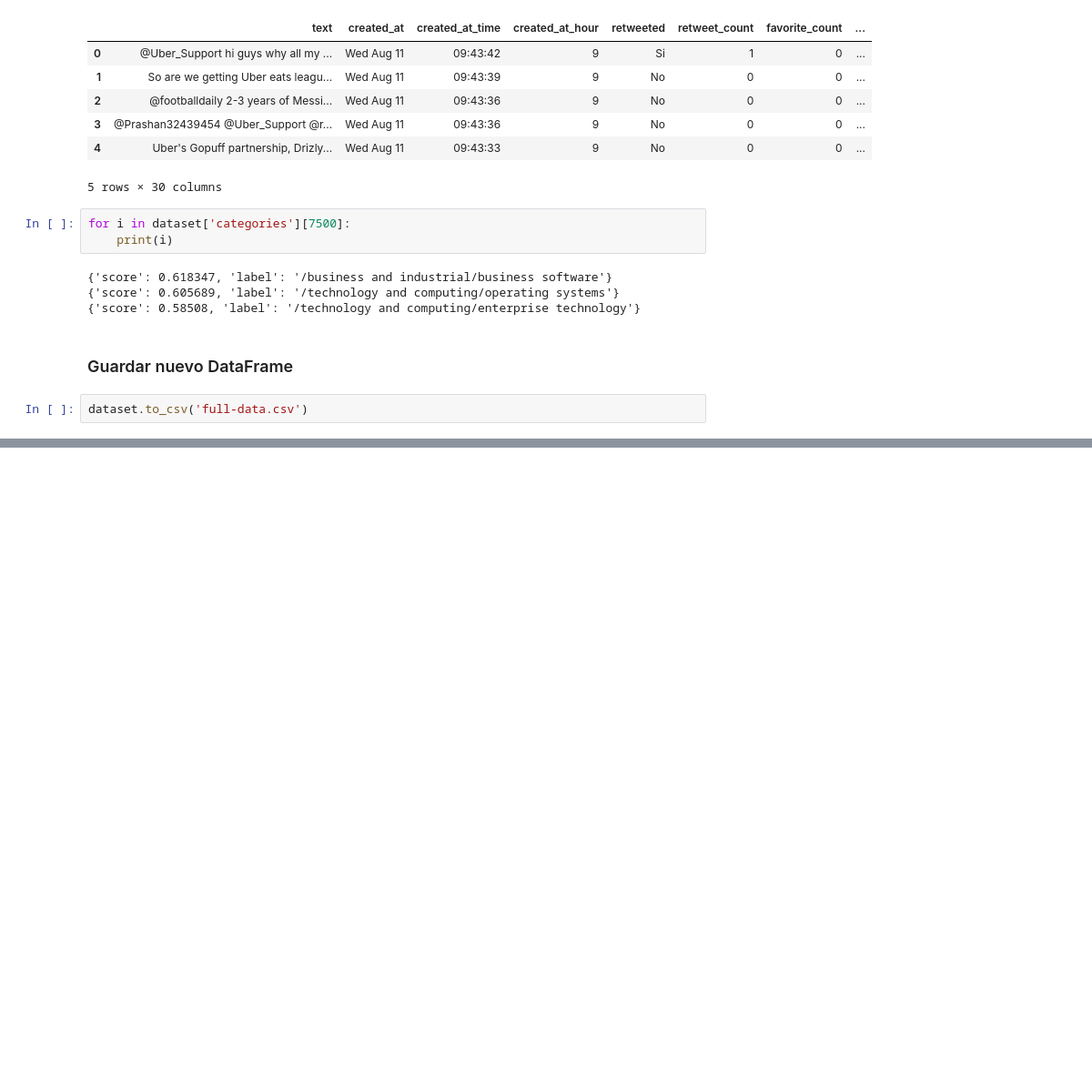
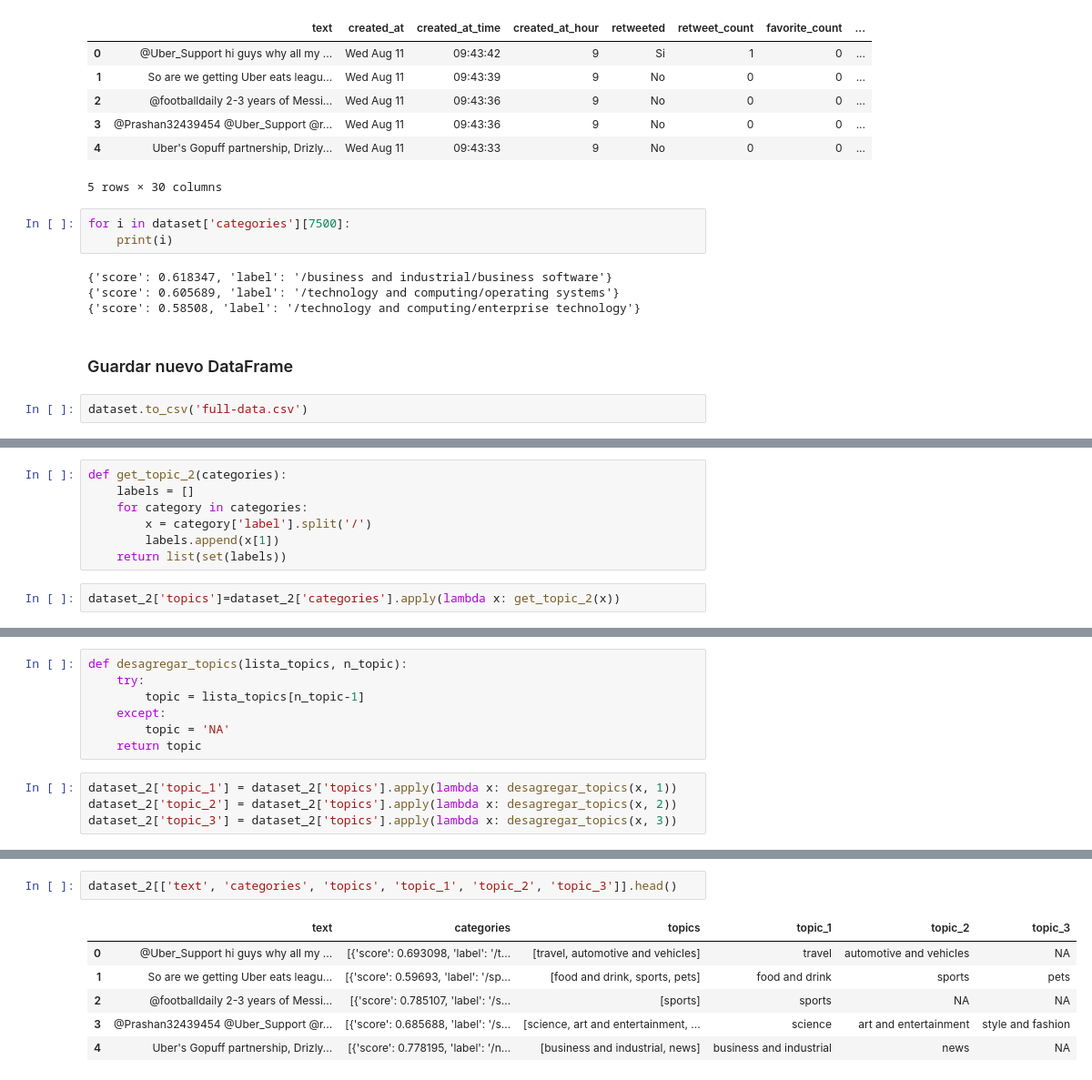
Before and after one commit to marinovik/TFM, a Jupyter notebook: topic_ibmWatson.ipynb, the cells around one changed output, grey strips where cells are left out. Shown at 91% size. Cells and saved outputs as stored; diff of their text form; blank space fills up the shorter version.

Commit message:
Obtención de topic

```diff
--- a/topic_ibmWatson.ipynb
+++ b/topic_ibmWatson.ipynb
@@ -78,0 +199,9 @@ dataset.to_csv('full-data.csv')
+# %%
+def get_topic_2(categories):
+    labels = []
+    for category in categories:
+        x = category['label'].split('/')
+        labels.append(x[1])
+    return list(set(labels))
+# %%
+dataset_2['topics']=dataset_2['categories'].apply(lambda x: get_topic_2(x))
@@ -78,0 +225,11 @@ dataset.to_csv('full-data.csv')
+# %%
+def desagregar_topics(lista_topics, n_topic):
+    try:
+        topic = lista_topics[n_topic-1]
+    except:
+        topic = 'NA'
+    return topic
+# %%
+dataset_2['topic_1'] = dataset_2['topics'].apply(lambda x: desagregar_topics(x, 1))
+dataset_2['topic_2'] = dataset_2['topics'].apply(lambda x: desagregar_topics(x, 2))
+dataset_2['topic_3'] = dataset_2['topics'].apply(lambda x: desagregar_topics(x, 3))
@@ -78,0 +252,9 @@ dataset.to_csv('full-data.csv')
+# %%
+dataset_2[['text', 'categories', 'topics', 'topic_1', 'topic_2', 'topic_3']].head()
+# %% [output]
+|  | text | categories | topics | topic_1 | topic_2 | topic_3 |
+| 0 | @Uber_Support hi guys why all my ... | [{'score': 0.693098, 'label': '/t... | [travel, automotive and vehicles] | travel | automotive and vehicles | NA |
+| 1 | So are we getting Uber eats leagu... | [{'score': 0.59693, 'label': '/sp... | [food and drink, sports, pets] | food and drink | sports | pets |
+| 2 | @footballdaily 2-3 years of Messi... | [{'score': 0.785107, 'label': '/s... | [sports] | sports | NA | NA |
+| 3 | @Prashan32439454 @Uber_Support @r... | [{'score': 0.685688, 'label': '/s... | [science, art and entertainment, ... | science | art and entertainment | style and fashion |
+| 4 | Uber's Gopuff partnership, Drizly... | [{'score': 0.778195, 'label': '/n... | [business and industrial, news] | business and industrial | news | NA |
```
Also changed, not shown: parts of 30 cells of this notebook.
